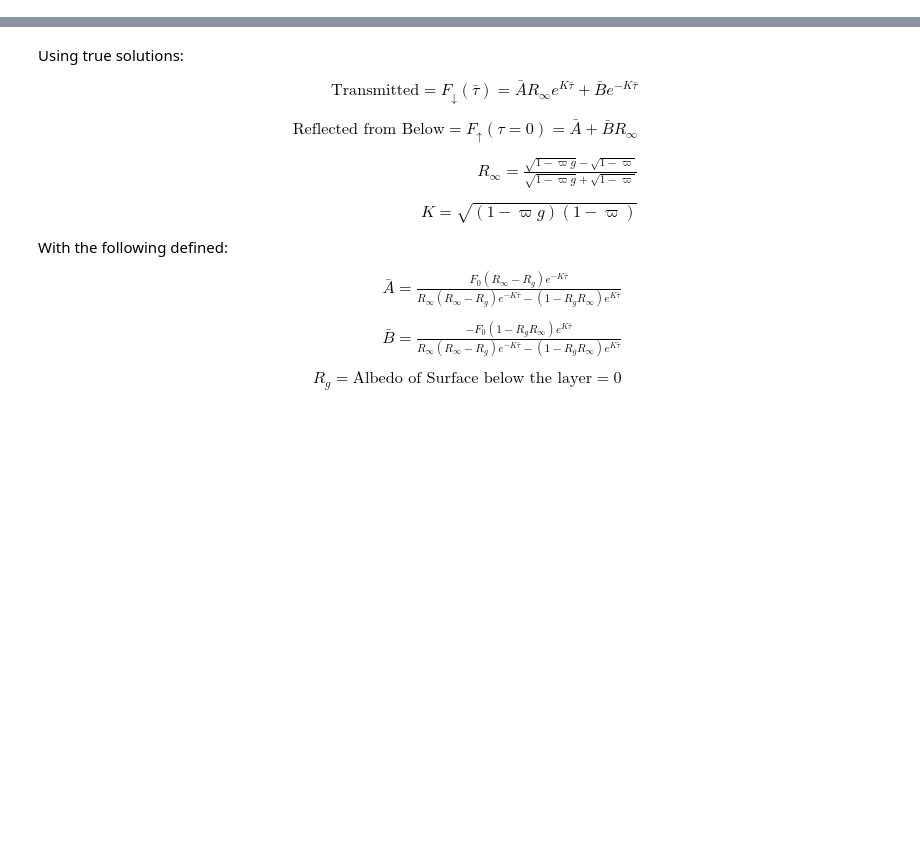
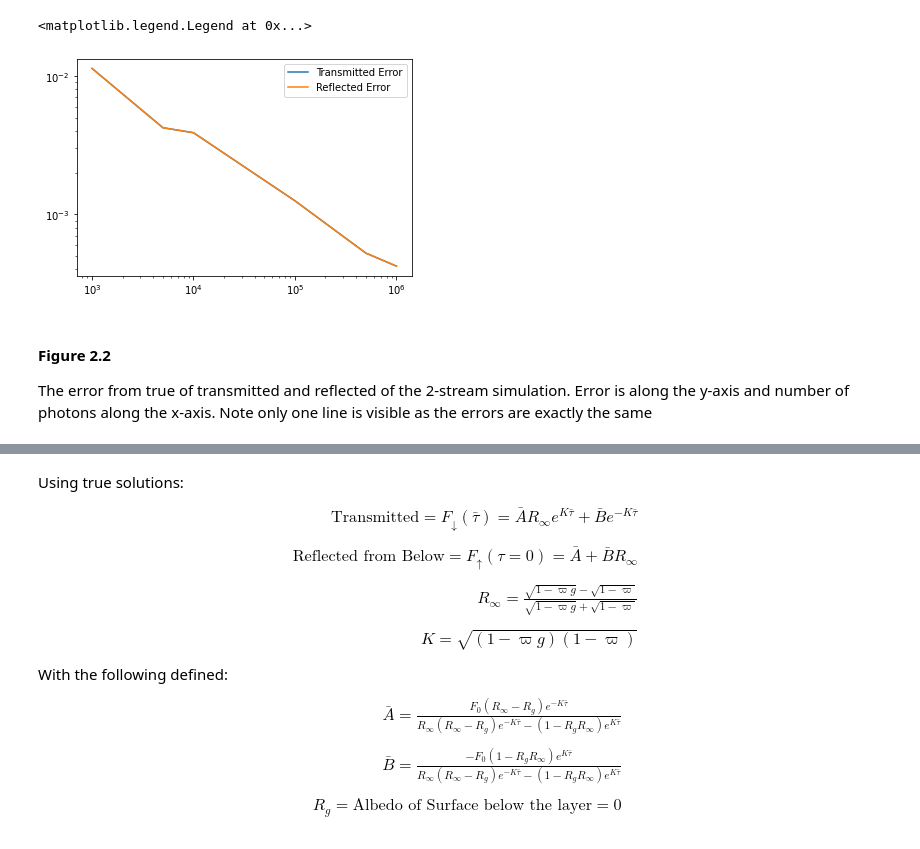
Before and after one commit to mwatwood-cu/monte_carlo_radiation, a Jupyter notebook: Monte Carlo Two Stream.ipynb, the cells around one changed output, grey strips where cells are left out. Cells and saved outputs as stored; diff of their text form; code cells hidden in the pictures; blank space fills up the shorter version.

```diff
--- a/Monte Carlo Two Stream.ipynb
+++ b/Monte Carlo Two Stream.ipynb
@@ -109,0 +171,10 @@ ax2.tick_params('y', colors='b')
+# %%
+plt.loglog(exps, np.sqrt(t_error), label="Transmitted Error")
+plt.loglog(exps, np.sqrt(r_error), label="Reflected Error")
+plt.legend()
+# %% [output]
+<matplotlib.legend.Legend at 0x...>
+[figure, added]
+# %% [markdown]
+#### Figure 2.2
+The error from true of transmitted and reflected of the 2-stream simulation. Error is along the y-axis and number of photons along the x-axis. Note only one line is visible as the errors are exactly the same
```
Also changed, not shown: parts of 21 cells of this notebook.
